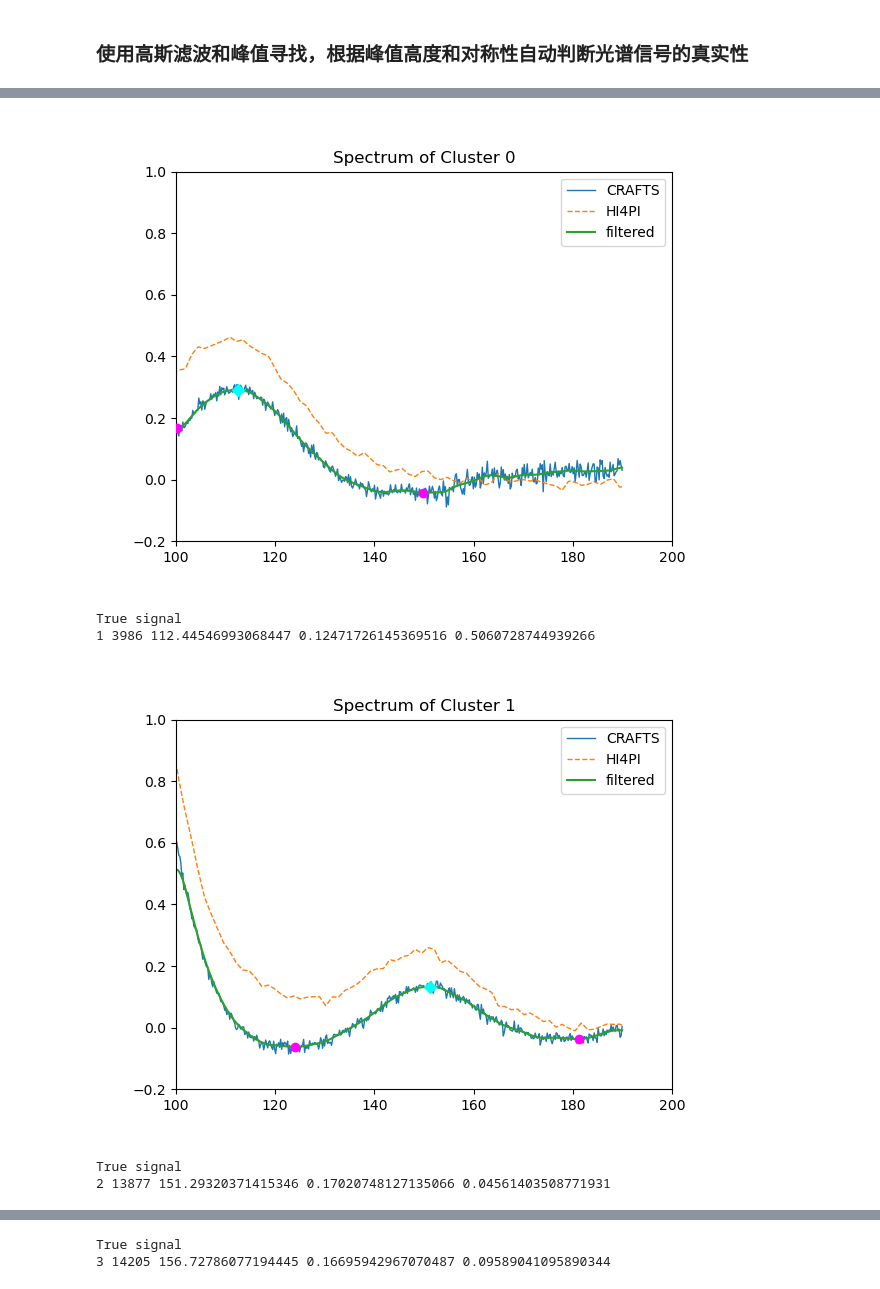
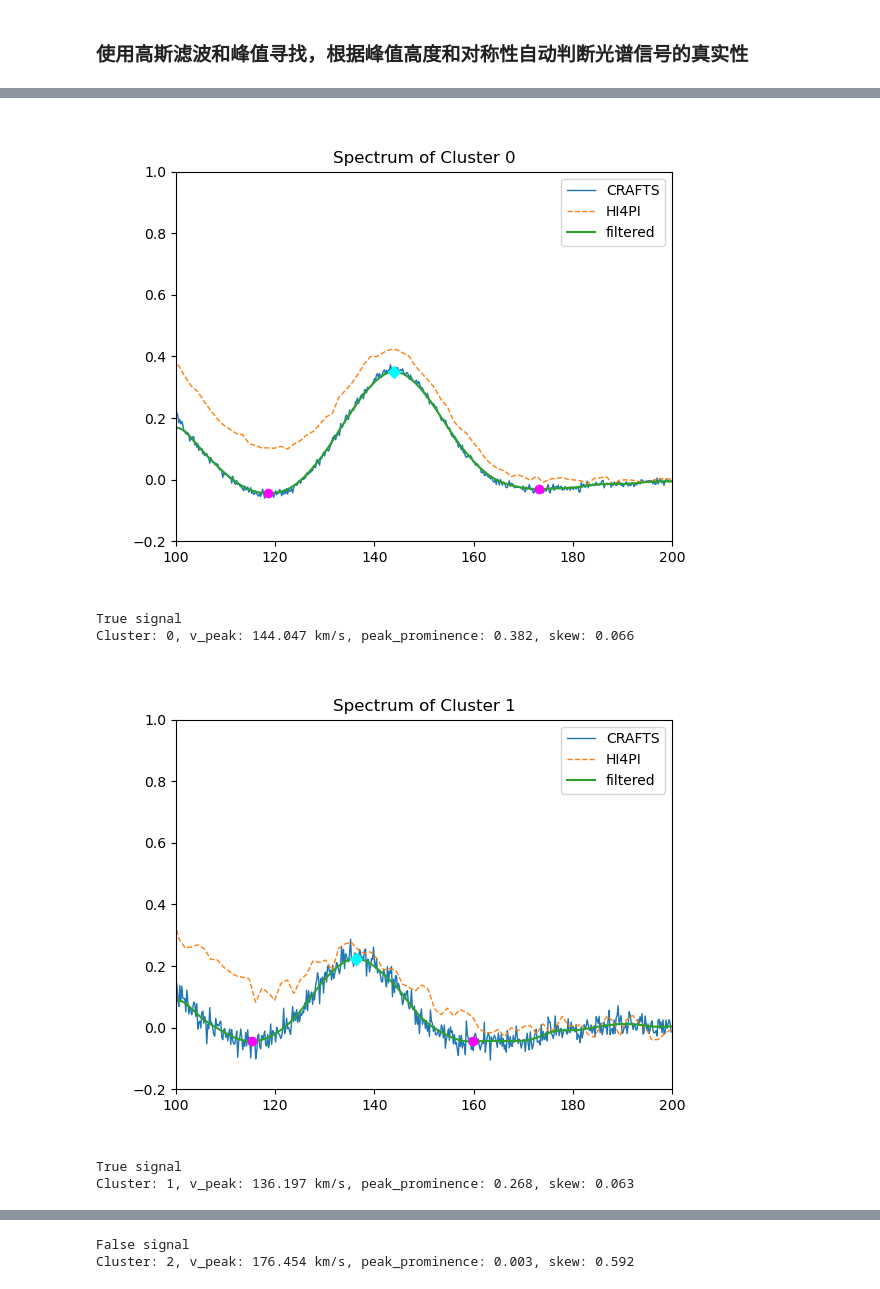
Before and after one commit to Firestar-Reimu/HVC-catalog, a Jupyter notebook: main_code.ipynb, the cells around one changed output, grey strips where cells are left out. Saved outputs shown, nothing was run; the diff lists cells and outputs as text; code cells hidden in the pictures.

Commit message:
update calc_spectrum

```diff
--- a/main_code.ipynb
+++ b/main_code.ipynb
@@ -706,18 +728,9 @@ for i in hvc_candidates:
 # %% [markdown]
 ### 使用高斯滤波和峰值寻找，根据峰值高度和对称性自动判断光谱信号的真实性
 # %%
-def get_filter(
-    x_data: np.ndarray, center: float = 0.0, std: float = 1.0, amp: float = 1.0
-):
-    # https://stats.stackexchange.com/a/143633
-    return amp * np.exp(-((x_data - center) ** 2) / (2 * std**2))
-
-
 def find_response(x: np.ndarray, y: np.ndarray):
     # Generate the filter you want to match to in the data
-    # filter = get_filter(np.linspace(-25, 25, 50), std=3, amp=0.3)
-    # y_filtered = np.convolve(y, np.flip(filter), mode='same')
-    y_filtered = gaussian_filter(y, sigma=np.mean(FWHM))
+    y_filtered = gaussian_filter(y, sigma=10)
     # Use scipy to find all the peaks in the filter response
     peaks, properties = find_peaks(y_filtered)
     # Capture the prominence of each peak (how much does the peak stick up)
@@ -742,6 +755,27 @@ def find_response(x: np.ndarray, y: np.ndarray):
         main_rbase_x,
         main_rbase_y,
     ]
+    # 计算峰值的对称度：
+    # 参数为峰值的左端点L、右端点R、峰值P
+    # skew = |L + R - 2P| / |L - R|
     skew = np.abs(main_peak_plot[2] + main_peak_plot[4] - 2 * main_peak_plot[0])
     skew /= np.abs(main_peak_plot[2] - main_peak_plot[4])
     return y_filtered, main_peak_x, peak_prominence, main_peak_plot, skew
+# %%
+for i in range(N_HVC):
+    # y_filtered, v_peak, peak_prominence, main_peak_plot, skew = find_response(
+    #     vel_array_crafts[i], spectrum_crafts[i]
+    # )
+    fig = plt.figure()
+    plt.plot(vel_array_crafts[i], spectrum_crafts[i], label="CRAFTS", lw=1)
+    vel_width = vel_array_crafts[i][0] - vel_array_crafts[i][-1]
+    if vel_width > 10:
+        y_filtered = gaussian_filter(spectrum_crafts[i], sigma=10)
+    else:
+        y_filtered = gaussian_filter(spectrum_crafts[i], sigma=vel_width)
+    plt.plot(vel_array_crafts[i], y_filtered, label="filtered", lw=1.5)
+    plt.legend()
+    plt.xlim(100, 200)
+    plt.ylim(-0.2, 1)
+    plt.title(f"Spectrum of Cluster {i}")
+    plt.show()
@@ -748,18 +794,17 @@ def find_response(x: np.ndarray, y: np.ndarray):
 # %%
-N_HVC = len(hvc_candidates)
 F_HVC = 0
 T_HVC = 0
 PEAK_HEIGHT = []
 PEAK_WIDTH = []
 
-for i in range(len(vel_array_crafts)):
+for i in range(N_HVC):
     y_filtered, v_peak, peak_prominence, main_peak_plot, skew = find_response(
-        vel_array_crafts[i], spectrum_crafts[i]
+        vel_array_crafts_total[i], spectrum_crafts_total[i]
     )
     fig = plt.figure()
-    plt.plot(vel_array_crafts[i], spectrum_crafts[i], label="CRAFTS", lw=1)
+    plt.plot(vel_array_crafts_total[i], spectrum_crafts_total[i], label="CRAFTS", lw=1)
     plt.plot(vel_array_hi4pi[i], spectrum_hi4pi[i], label="HI4PI", lw=1, ls="--")
-    plt.plot(vel_array_crafts[i], y_filtered, label="filtered", lw=1.5)
+    plt.plot(vel_array_crafts_total[i], y_filtered, label="filtered", lw=1.5)
     # plt.scatter(x[peaks], y_filtered[peaks], c="cyan", marker="+")
     plt.scatter(
         main_peak_plot[0],
@@ -773,36 +818,38 @@ for i in range(len(vel_array_crafts)):
         main_peak_plot[2],
         main_peak_plot[3],
         c="magenta",
         zorder=100,
     )
     # plt.scatter(x[right_bases], y_filtered[right_bases], c="magenta", marker="+")
     plt.scatter(
         main_peak_plot[4],
         main_peak_plot[5],
         c="magenta",
         zorder=100,
     )
     plt.legend()
     plt.xlim(100, 200)
     plt.ylim(-0.2, 1)
     plt.title(f"Spectrum of Cluster {i}")
     plt.show()
     if peak_prominence > 0.1 and skew < 0.6:
         print("True signal")
         PEAK_HEIGHT.append(peak_prominence)
         PEAK_WIDTH.append(np.abs(main_peak_plot[2] - main_peak_plot[4]))
     else:
         print("False signal")
         F_HVC += 1
-    print(i + 1, hvc_candidates[i], v_peak, peak_prominence, skew)
+    print(
+        f"Cluster: {i}, v_peak: {v_peak:.3f} km/s, peak_prominence: {peak_prominence:.3f}, skew: {skew:.3f}"
+    )
 
 
 T_HVC = N_HVC - F_HVC
 print(f"N_HVC = {N_HVC}, F_HVC = {F_HVC}, T_HVC = {T_HVC}")
 # %% [output]
-[figure, old version]
+[figure, new version]
 True signal
-1 3986 112.44546993068447 0.12471726145369516 0.5060728744939266
+Cluster: 0, v_peak: 144.047 km/s, peak_prominence: 0.382, skew: 0.066
-[figure, old version]
+[figure, new version]
 True signal
-2 13877 151.29320371415346 0.17020748127135066 0.04561403508771931
+Cluster: 1, v_peak: 136.197 km/s, peak_prominence: 0.268, skew: 0.063
@@ -810,2 +857,2 @@ True signal
-True signal
-3 14205 156.72786077194445 0.16695942967070487 0.09589041095890344
+False signal
+Cluster: 2, v_peak: 176.454 km/s, peak_prominence: 0.003, skew: 0.592
```
Also changed, not shown: parts of 18 cells of this notebook, 8 other files.
